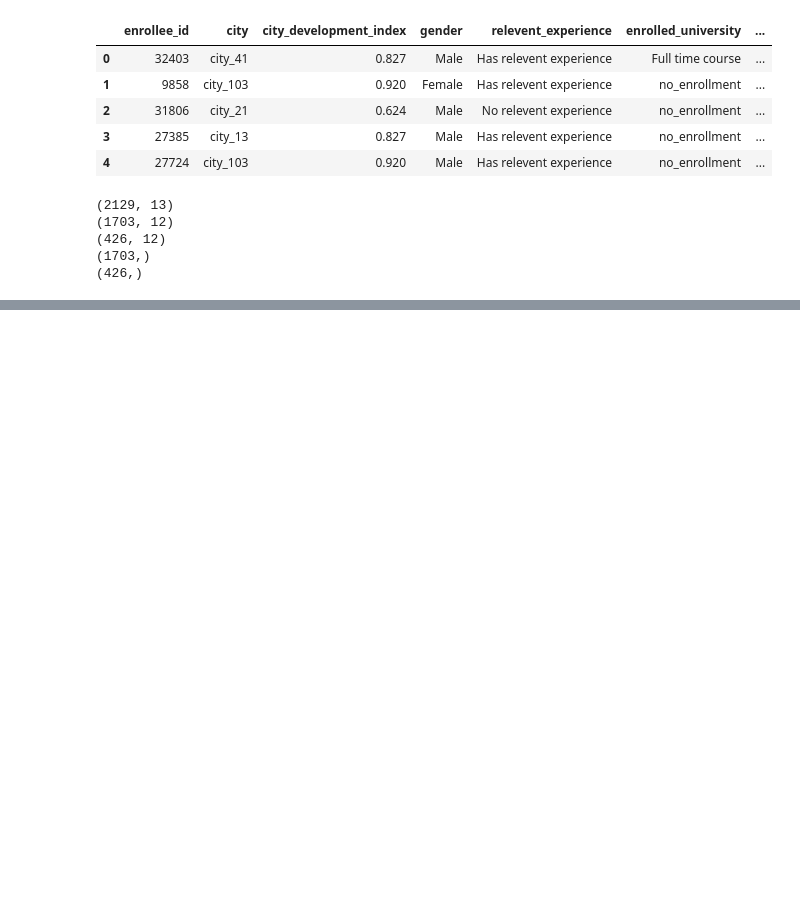
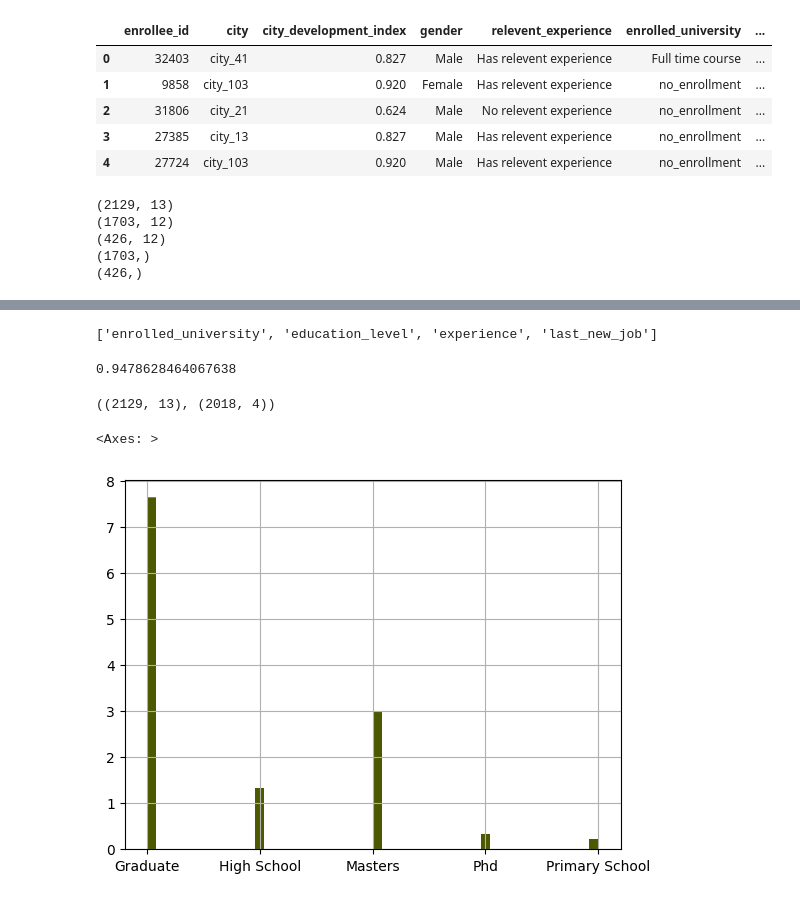
Before and after one commit to gaurav712-gujjar/new_test_ml, a Jupyter notebook: test.ipynb, the cells around one changed output, grey strips where cells are left out. Cells and saved outputs as stored; diff of their text form; code cells hidden in the pictures; blank space fills up the shorter version.

```diff
--- a/test.ipynb
+++ b/test.ipynb
@@ -74,0 +132,3 @@ print(y_test.shape)
+# %%
+df_new = pd.read_csv(r"D:\MACHINE LEARNING\new_ml_test\dsjob - dsjob.csv")
+df_new.head(2)
@@ -74,0 +156,14 @@ print(y_test.shape)
+# %%
+lab = [i for i in df_new.columns if df_new[i].isnull().mean() < 0.10 and df_new[i].isnull().mean() > 0]
+lab
+# %% [output]
+['enrolled_university', 'education_level', 'experience', 'last_new_job']
+# %%
+len( df_new[lab].dropna() ) / len(df_new)
+# %% [output]
+0.9478628464067638
+# %%
+df_new1 = df_new[lab].dropna()
+df_new.shape, df_new1.shape
+# %% [output]
+((2129, 13), (2018, 4))
@@ -74,0 +172,10 @@ print(y_test.shape)
+# %%
+fig = plt.figure()
+ax = fig.add_subplot(111)
+
+df_new['education_level'].hist( bins=50, ax=ax, density=True, color='red')
+
+df_new1['education_level'].hist(bins=50, ax=ax, density=True, color='green', alpha=0.7)
+# %% [output]
+<Axes: >
+[figure, added]
```
Also changed, not shown: parts of 17 cells of this notebook, 1 other file.
